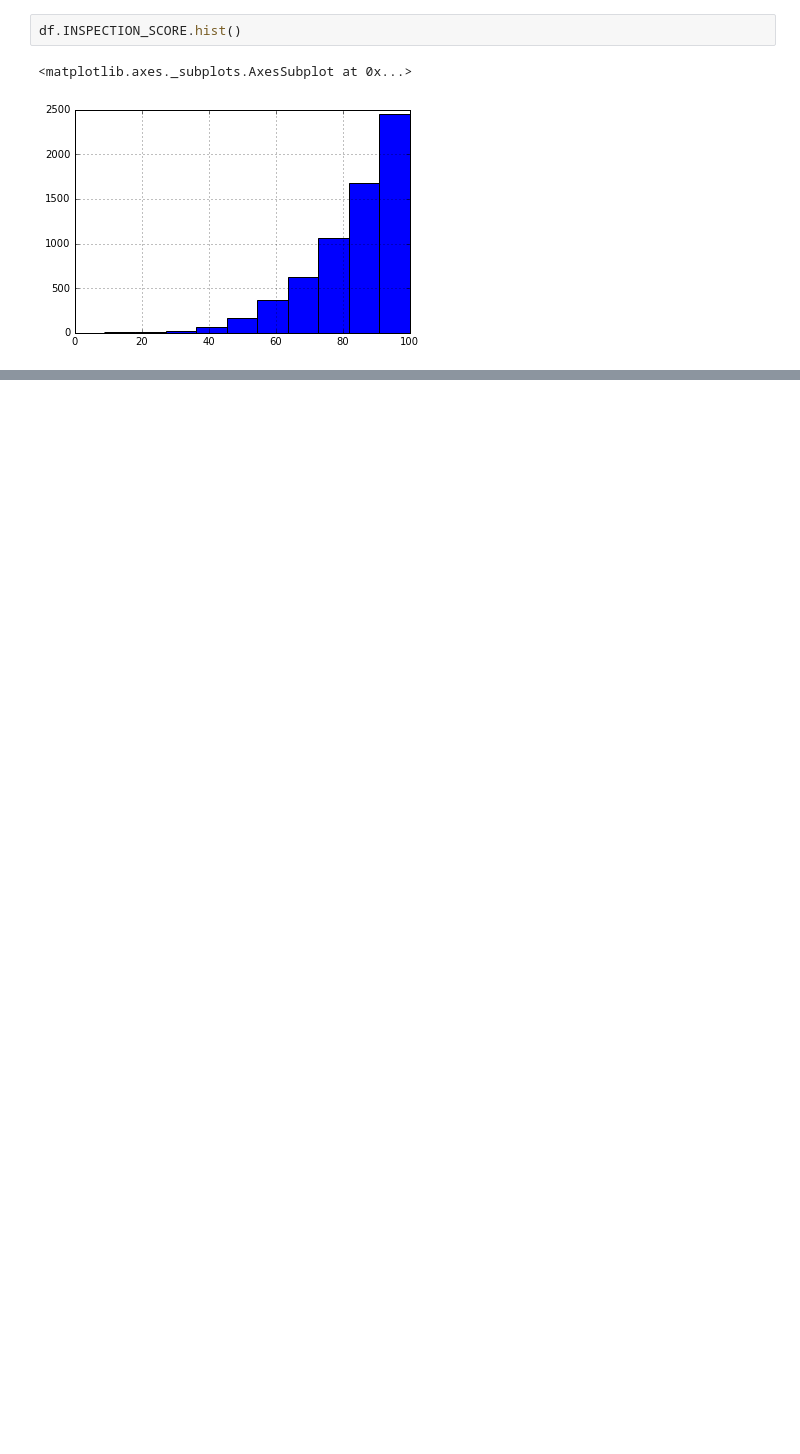
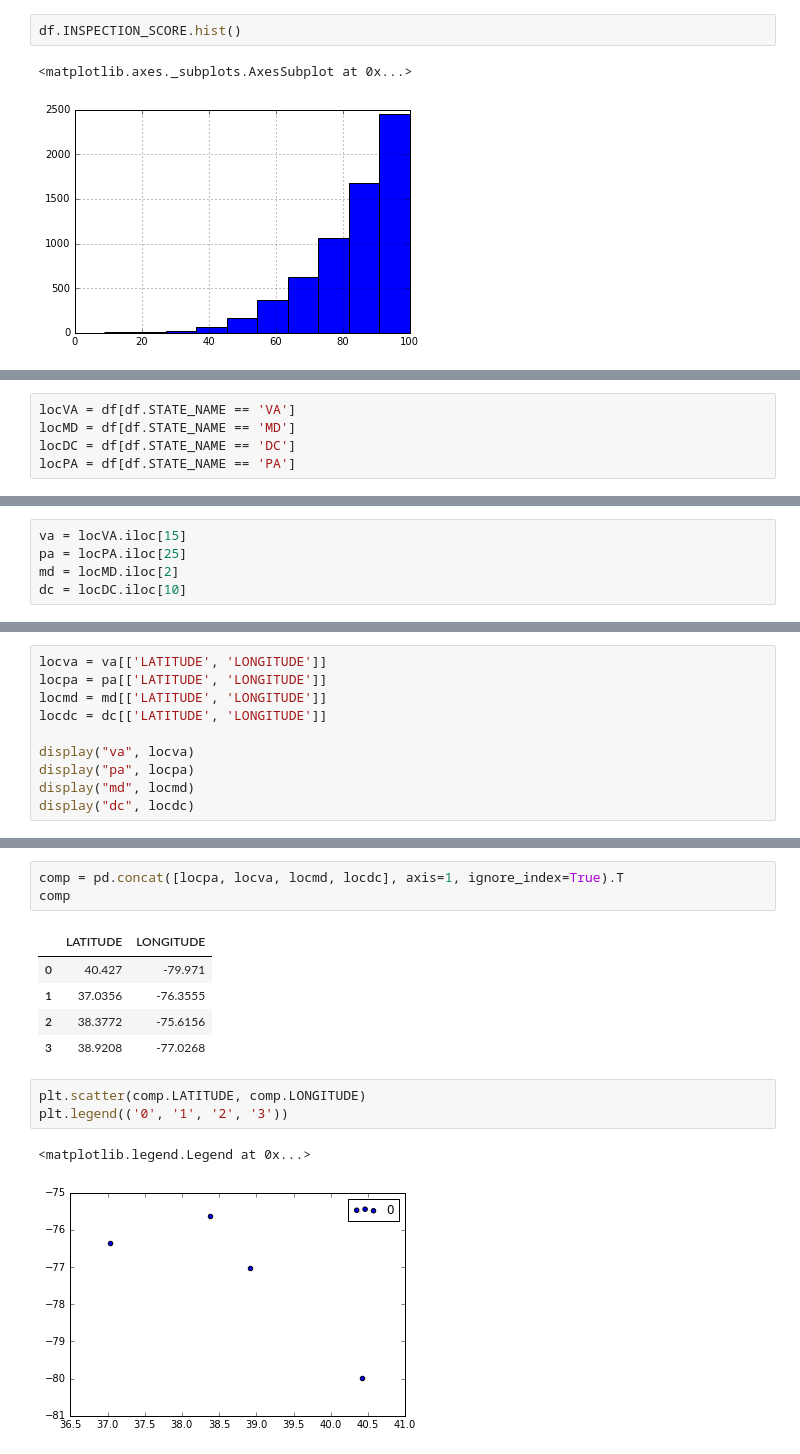
Before and after one commit to jianglong608/portfolio, a Jupyter notebook: Hud_project.ipynb, the cells around one changed output, grey strips where cells are left out. Saved outputs shown, nothing was run; the diff lists cells and outputs as text; blank space fills up the shorter version.

```diff
--- a/Hud_project.ipynb
+++ b/Hud_project.ipynb
@@ -79,0 +64,5 @@ df.INSPECTION_SCORE.hist()
+# %%
+locVA = df[df.STATE_NAME == 'VA']
+locMD = df[df.STATE_NAME == 'MD']
+locDC = df[df.STATE_NAME == 'DC']
+locPA = df[df.STATE_NAME == 'PA']
@@ -79,0 +73,5 @@ df.INSPECTION_SCORE.hist()
+# %%
+va = locVA.iloc[15]
+pa = locPA.iloc[25]
+md = locMD.iloc[2]
+dc = locDC.iloc[10]
@@ -79,0 +101,10 @@ df.INSPECTION_SCORE.hist()
+# %%
+locva = va[['LATITUDE', 'LONGITUDE']]
+locpa = pa[['LATITUDE', 'LONGITUDE']]
+locmd = md[['LATITUDE', 'LONGITUDE']]
+locdc = dc[['LATITUDE', 'LONGITUDE']]
+
+display("va", locva)
+display("pa", locpa)
+display("md", locmd)
+display("dc", locdc)
@@ -79,0 +128,15 @@ df.INSPECTION_SCORE.hist()
+# %%
+comp = pd.concat([locpa, locva, locmd, locdc], axis=1, ignore_index=True).T
+comp
+# %% [output]
+|  | LATITUDE | LONGITUDE |
+| 0 | 40.427 | -79.971 |
+| 1 | 37.0356 | -76.3555 |
+| 2 | 38.3772 | -75.6156 |
+| 3 | 38.9208 | -77.0268 |
+# %%
+plt.scatter(comp.LATITUDE, comp.LONGITUDE)
+plt.legend(('0', '1', '2', '3'))
+# %% [output]
+<matplotlib.legend.Legend at 0x...>
+[figure, added]
```
Also changed, not shown: parts of 31 cells of this notebook.
